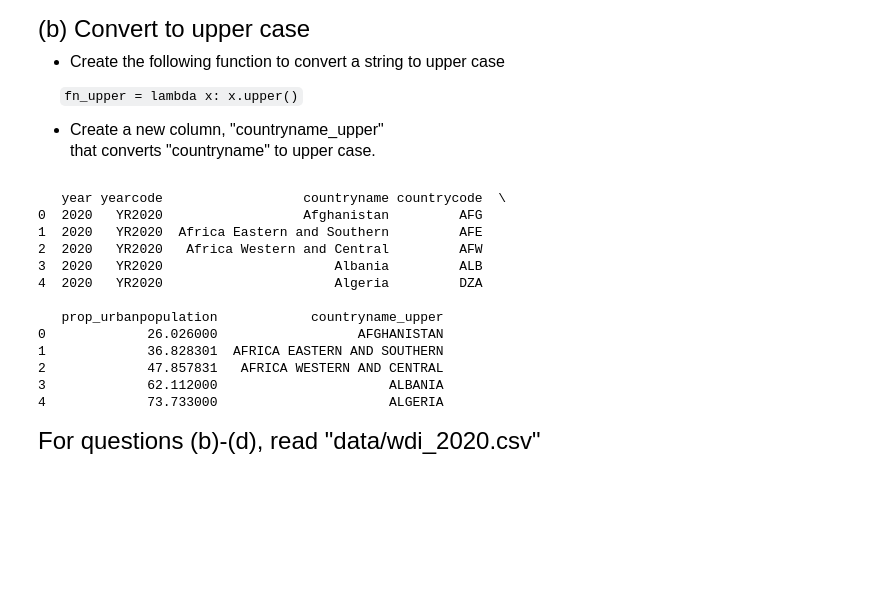
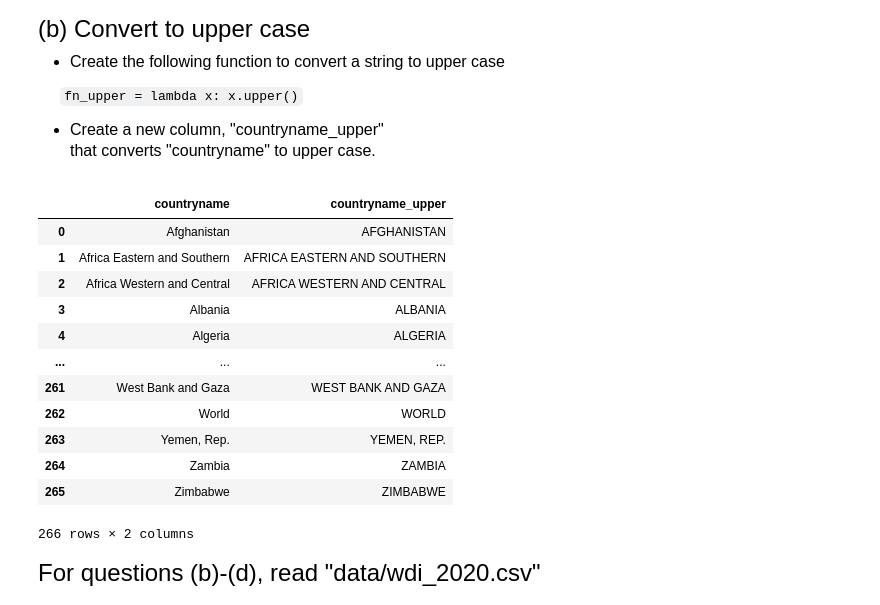
Before and after one commit to hpar423/qtm151spring2023, a Jupyter notebook: Assignment/Assignment 6/Assignment 6.ipynb, the cells around one changed output. Drawn from its saved outputs; the diff is of its cells as text; code cells hidden in the pictures; blank space fills up the shorter version.

```diff
--- a/Assignment/Assignment 6/Assignment 6.ipynb
+++ b/Assignment/Assignment 6/Assignment 6.ipynb
@@ -62,28 +66,25 @@ that converts "countryname" to upper case.
 # %%
 # Write your own code here
 data = pd.read_csv("data/wdi_2020.csv")
 
-# data["countryname_upper"] = data["countryname"].str.upper()
+fn_upper = lambda x: x.upper()
+data["countryname_upper"] = list(map(fn_upper, data["countryname"]))
 
-fn_upper = lambda x: x.upper()
-data["countryname_upper"] = data["countryname"].apply(fn_upper)
-
-print(data.head())
-# display(data["countryname_upper"])
+display(data[["countryname","countryname_upper"]])
 # %% [output]
+|  | countryname | countryname_upper |
+| 0 | Afghanistan | AFGHANISTAN |
+| 1 | Africa Eastern and Southern | AFRICA EASTERN AND SOUTHERN |
+| 2 | Africa Western and Central | AFRICA WESTERN AND CENTRAL |
+| 3 | Albania | ALBANIA |
+| 4 | Algeria | ALGERIA |
+| ... | ... | ... |
+| 261 | West Bank and Gaza | WEST BANK AND GAZA |
+| 262 | World | WORLD |
+| 263 | Yemen, Rep. | YEMEN, REP. |
+| 264 | Zambia | ZAMBIA |
+| 265 | Zimbabwe | ZIMBABWE |
-   year yearcode                  countryname countrycode  \
-0  2020   YR2020                  Afghanistan         AFG
-1  2020   YR2020  Africa Eastern and Southern         AFE
-2  2020   YR2020   Africa Western and Central         AFW
-3  2020   YR2020                      Albania         ALB
-4  2020   YR2020                      Algeria         DZA
-
-   prop_urbanpopulation            countryname_upper
-0             26.026000                  AFGHANISTAN
-1             36.828301  AFRICA EASTERN AND SOUTHERN
-2             47.857831   AFRICA WESTERN AND CENTRAL
-3             62.112000                      ALBANIA
-4             73.733000                      ALGERIA
+266 rows × 2 columns
 # %% [markdown]
 <font size = "5">
 For questions (b)-(d), read "data/wdi_2020.csv"
```
Also changed, not shown: parts of 3 cells of this notebook, 3 other files.
